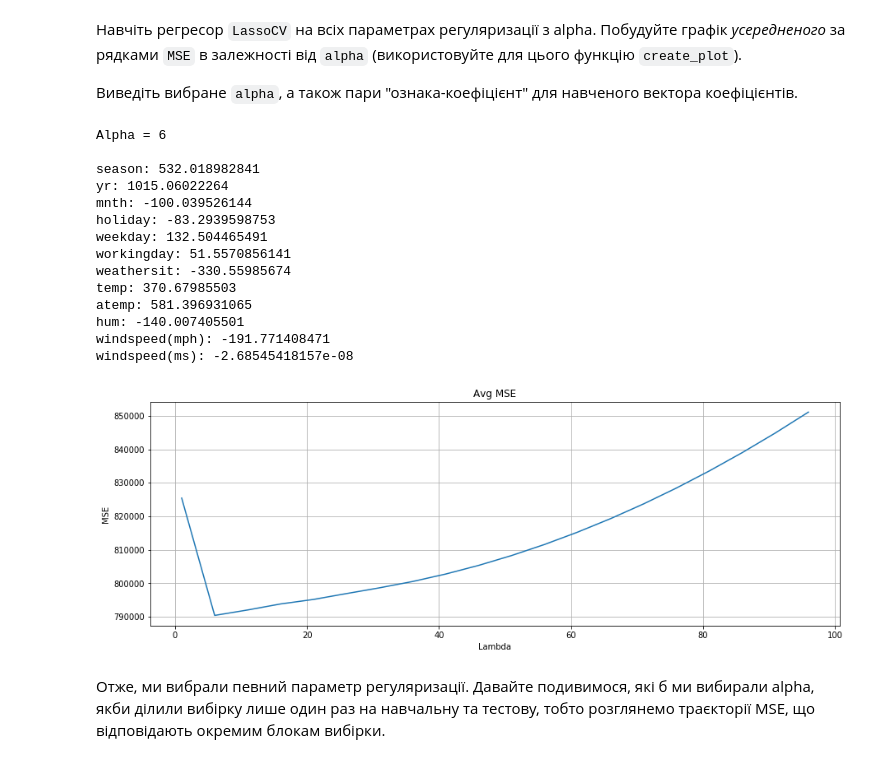
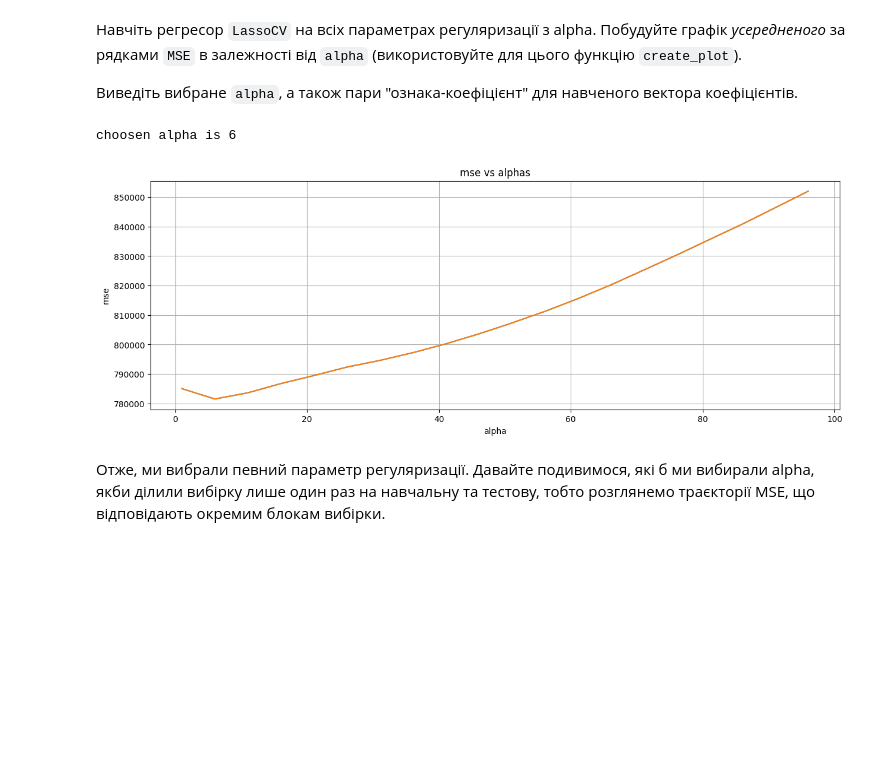
Before and after one commit to Lis198407/goit-ds-hw07, a Jupyter notebook: lytvinenko_ihor_OverfittingHomeWork.ipynb, the cells around one changed output. Cells and saved outputs as stored; diff of their text form; code cells hidden in the pictures; blank space fills up the shorter version.

```diff
--- a/lytvinenko_ihor_OverfittingHomeWork.ipynb
+++ b/lytvinenko_ihor_OverfittingHomeWork.ipynb
@@ -367,8 +367,13 @@ def create_plot(data, title, xlabel, ylabel, figsize=None):
     size = figsize or (15, 5)
     plt.figure(figsize=size)
 
-    x = map(lambda e: e[0], data)
-    y = map(lambda e: e[1], data)
+    # x = map(lambda e: e[0], data)
+    # y = map(lambda e: e[1], data)
+    x = data[xlabel]
+    y = data[ylabel]
+
+    plt.plot(x, y)
+
     plt.plot(x, y)
 
     plt.title(title)
@@ -377,28 +382,22 @@ def create_plot(data, title, xlabel, ylabel, figsize=None):
 
     plt.grid()
     plt.show()
-# %%
-from sklearn.linear_model import LassoCV
-
-alphas = np.arange(1, 100, 5)
-
-regressor = # Put your code here
-# %% [output]
-Alpha = 6
-
-season: 532.018982841
-yr: 1015.06022264
-mnth: -100.039526144
-holiday: -83.2939598753
-weekday: 132.504465491
-workingday: 51.5570856141
-weathersit: -330.55985674
-temp: 370.67985503
-atemp: 581.396931065
-hum: -140.007405501
-windspeed(mph): -191.771408471
-windspeed(ms): -2.68545418157e-08
-[figure, removed]
+# %%
+from sklearn.linear_model import LassoCV
+
+alphas = np.arange(1, 100, 5)
+
+regressor = LassoCV(alphas=alphas,cv=3).fit(X,y)
+
+mse_alphas = pd.DataFrame({
+             'mse': regressor.mse_path_.mean(axis=1),
+             'alpha': regressor.alphas_})
+
+print(f"choosen alpha is {regressor.alpha_}\n")
+create_plot(mse_alphas,"mse vs alphas", "alpha","mse")
+# %% [output]
+choosen alpha is 6
+[figure, added]
 # %% [markdown]
 Отже, ми вибрали певний параметр регуляризації. Давайте подивимося, які б ми вибирали alpha, якби ділили вибірку лише один раз на навчальну та тестову, тобто розглянемо траєкторії MSE, що відповідають окремим блокам вибірки.
 # %% [markdown]
```
Also changed, not shown: parts of 9 cells of this notebook.
